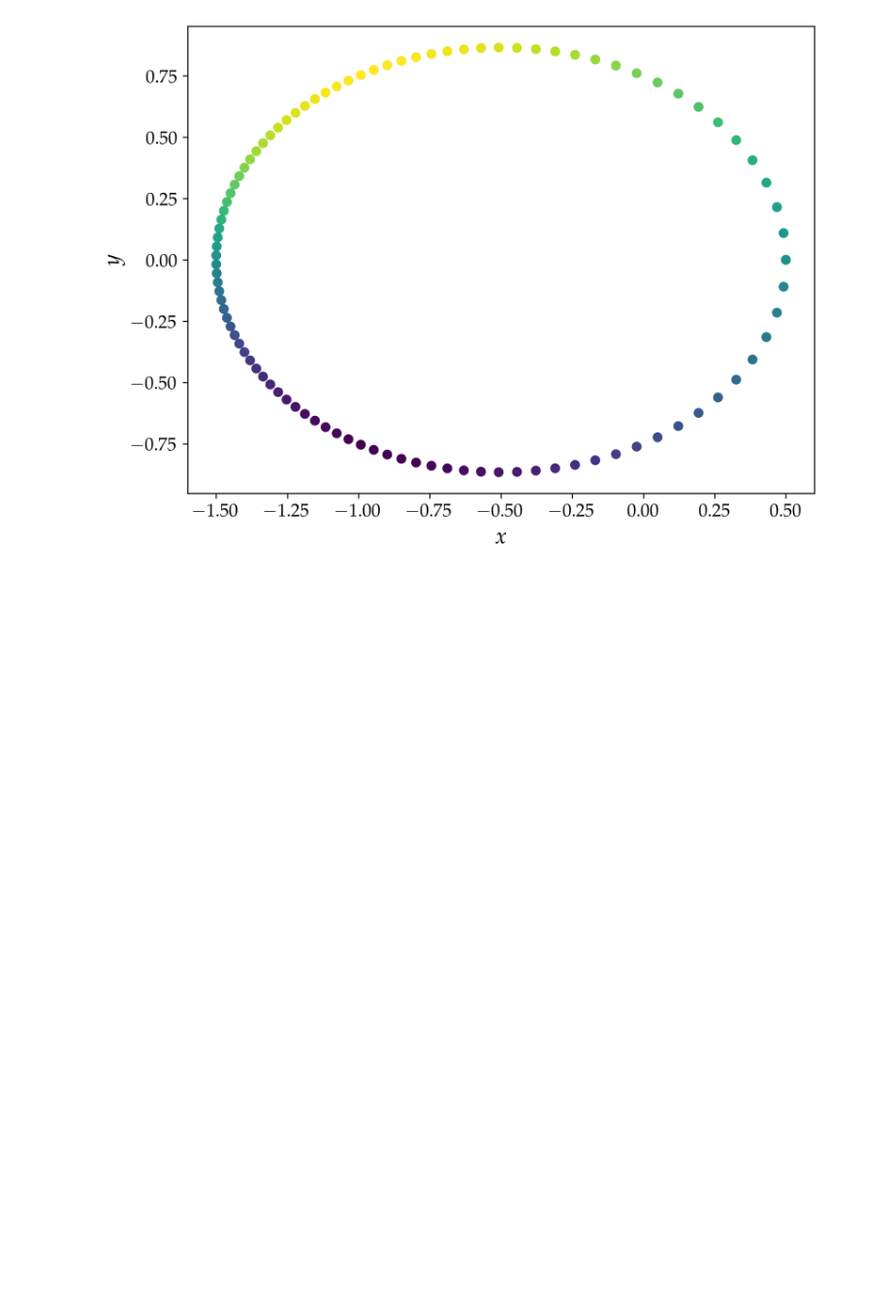
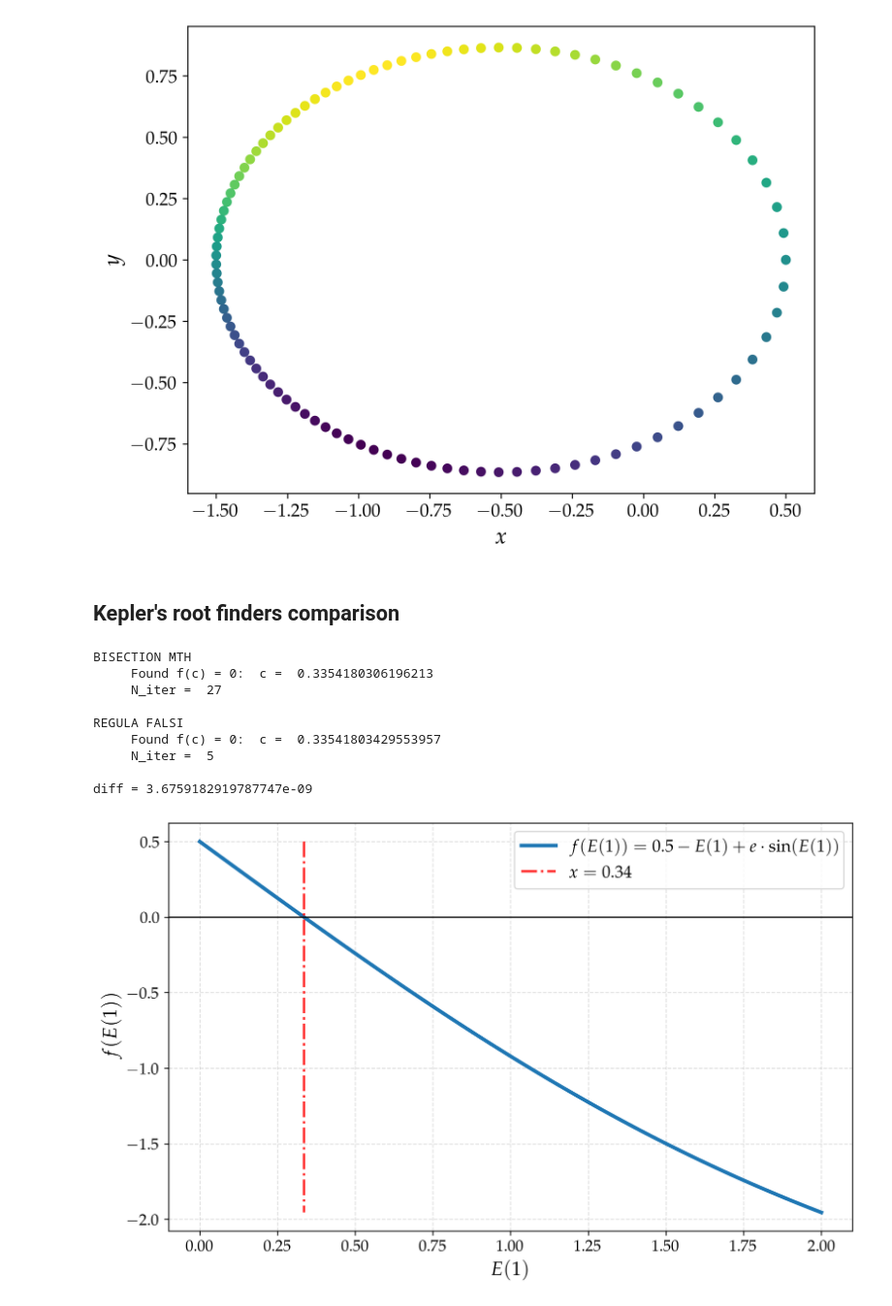
Before and after one commit to mvolpato-unimib/Lab_comp, a Jupyter notebook: ex12/bisection.ipynb, the cells around one changed output. Shown at 97% size. Drawn from its saved outputs; the diff is of its cells as text; code cells hidden in the pictures; blank space fills up the shorter version.

```diff
--- a/ex12/bisection.ipynb
+++ b/ex12/bisection.ipynb
@@ -195,3 +176,50 @@ plt.show()
 # %% [output]
 T = 12.566370614359172
 [figure]
+# %% [markdown]
+## **Kepler's root finders comparison**
+# %%
+func = lambda E_1: 0.5 - E_1 - e * np.sin(E_1)
+
+start, end = (0, 2)
+xcoo = np.linspace(start, end, 100)
+ycoo = func(xcoo)
+
+c_clas, N_iter = bisec(func, start, end, optim=False, out_niter=True)
+print('\nBISECTION MTH')
+print('     Found f(c) = 0:  c = ', c_clas)
+print('     N_iter = ', N_iter)
+
+print()
+c_optim, N_iter = bisec(func, start, end, optim=True, out_niter=True)
+print('REGULA FALSI')
+print('     Found f(c) = 0:  c = ', c_optim)
+print('     N_iter = ', N_iter)
+
+
+diff = abs(c_clas - c_optim)
+print('\ndiff =', diff)
+
+plt.figure(figsize=(10, 6))
+plt.plot(xcoo, ycoo, label=r'$f(E(1)) = 0.5 - E(1) + e \cdot \text{sin}(E(1))$', lw=3)
+plt.vlines(c_optim, max(ycoo), min(ycoo), ls='-.', lw=2, color='red', alpha=0.8, label=rf'$x = {c_optim:.2f}$')
+
+plt.xlabel(r'$E(1)$')
+plt.ylabel(r'$f(E(1))$')
+plt.axhline(0, color='black', linewidth=1)
+plt.grid(alpha=0.4, ls='--')
+plt.legend(loc='upper right')
+
+plt.savefig('plots/plot_Kep_zero.png')
+plt.show()
+# %% [output]
+BISECTION MTH
+     Found f(c) = 0:  c =  0.3354180306196213
+     N_iter =  27
+
+REGULA FALSI
+     Found f(c) = 0:  c =  0.33541803429553957
+     N_iter =  5
+
+diff = 3.6759182919787747e-09
+[figure, added]
```
Also changed, not shown: parts of 5 cells of this notebook, 7 other files.
